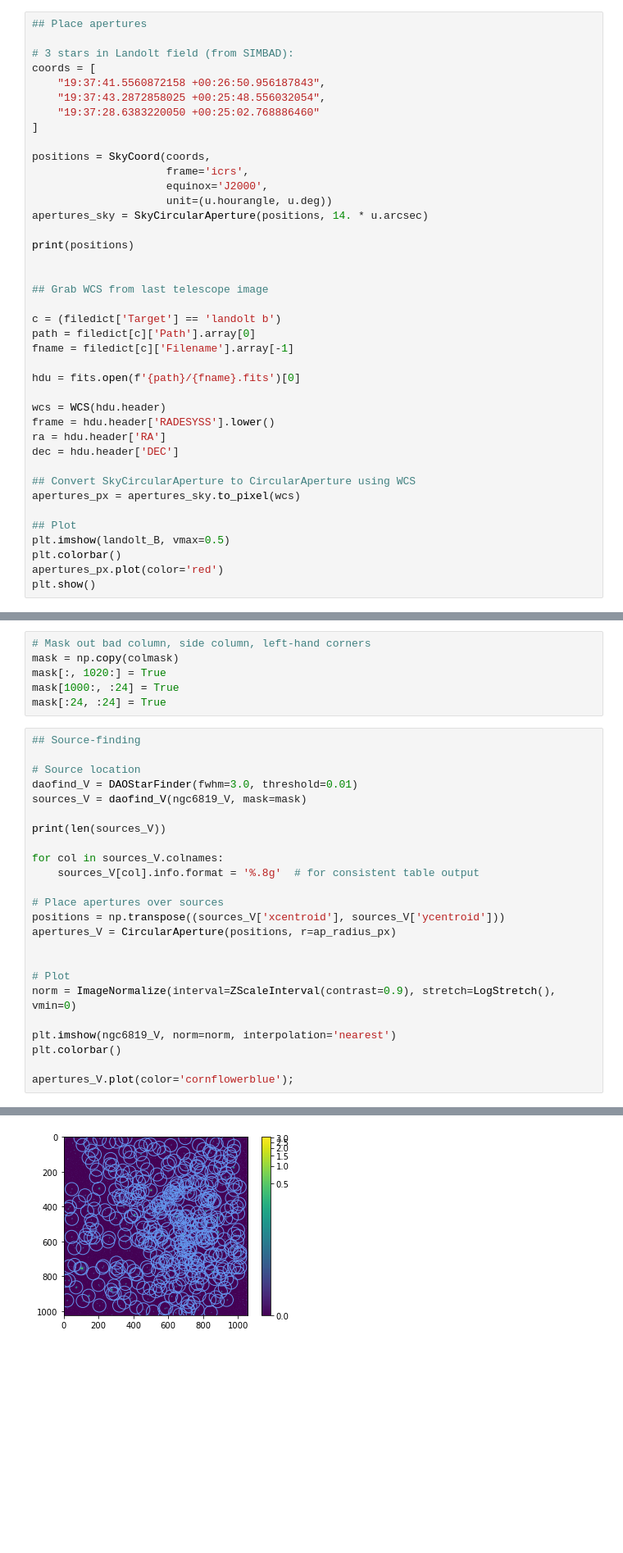
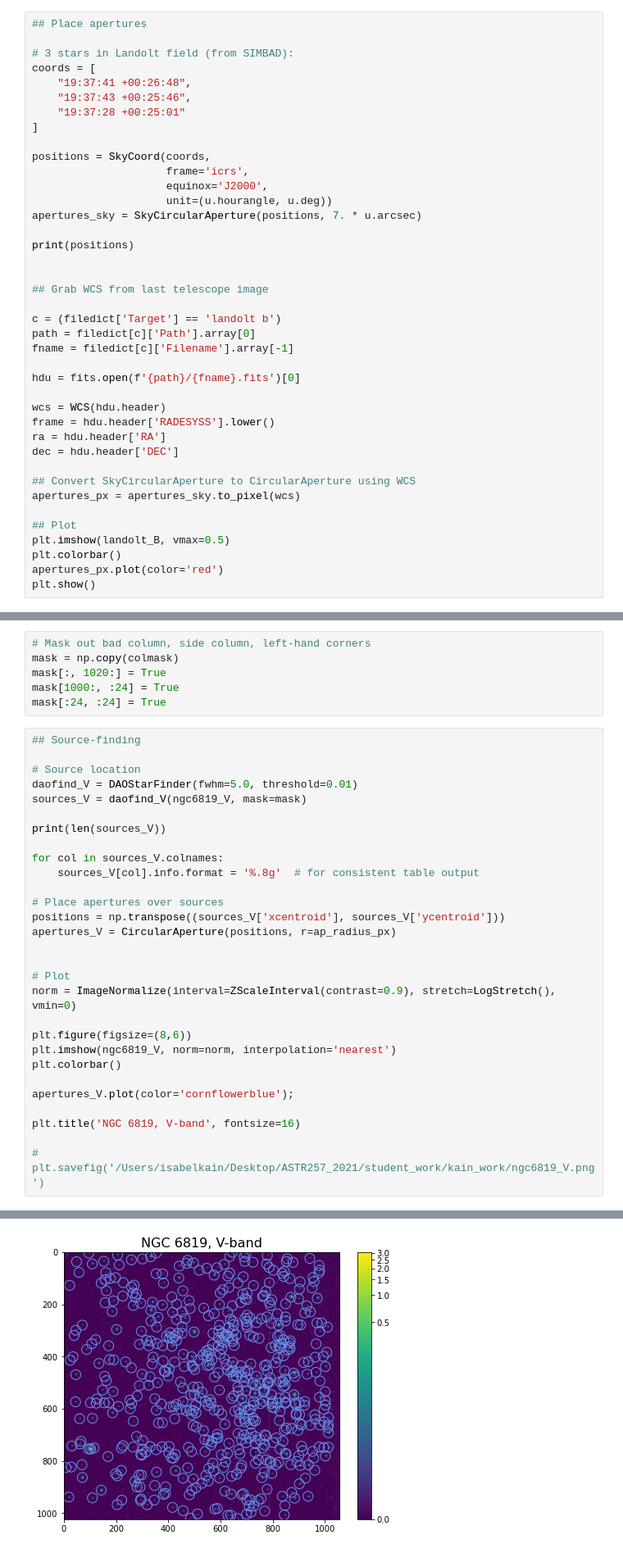
Before and after one commit to askemer/ASTR257_2021, a Jupyter notebook: student_work/kain_work/HR.ipynb, the cells around one changed output, grey strips where cells are left out. Shown at 82% size. Saved outputs shown, nothing was run; the diff lists cells and outputs as text; blank space fills up the shorter version.

```diff
--- a/student_work/kain_work/HR.ipynb
+++ b/student_work/kain_work/HR.ipynb
@@ -465,16 +513,16 @@ Text(0.5, 1.0, 'Calibrated Landolt field\nB-band')
 
 # 3 stars in Landolt field (from SIMBAD):
 coords = [
-    "19:37:41.5560872158 +00:26:50.956187843",
-    "19:37:43.2872858025 +00:25:48.556032054",
-    "19:37:28.6383220050 +00:25:02.768886460"
+    "19:37:41 +00:26:48",
+    "19:37:43 +00:25:46",
+    "19:37:28 +00:25:01"
 ]
 
 positions = SkyCoord(coords,
                      frame='icrs',
                      equinox='J2000',
                      unit=(u.hourangle, u.deg))
-apertures_sky = SkyCircularAperture(positions, 14. * u.arcsec)
+apertures_sky = SkyCircularAperture(positions, 7. * u.arcsec)
 
 print(positions)
 
@@ -644,7 +698,7 @@ mask[:24, :24] = True
 ## Source-finding
 
 # Source location
-daofind_V = DAOStarFinder(fwhm=3.0, threshold=0.01)
+daofind_V = DAOStarFinder(fwhm=5.0, threshold=0.01)
 sources_V = daofind_V(ngc6819_V, mask=mask)
 
 print(len(sources_V))
@@ -660,8 +714,13 @@ apertures_V = CircularAperture(positions, r=ap_radius_px)
 # Plot
 norm = ImageNormalize(interval=ZScaleInterval(contrast=0.9), stretch=LogStretch(), vmin=0)
 
+plt.figure(figsize=(8,6))
 plt.imshow(ngc6819_V, norm=norm, interpolation='nearest')
 plt.colorbar()
 
 apertures_V.plot(color='cornflowerblue');
+
+plt.title('NGC 6819, V-band', fontsize=16)
+
+# plt.savefig('/Users/isabelkain/Desktop/ASTR257_2021/student_work/kain_work/ngc6819_V.png')
 # %% [output]
@@ -669 +729 @@ apertures_V.plot(color='cornflowerblue');
-[figure, old version]
+[figure, new version]
```
Also changed, not shown: parts of 34 cells of this notebook, 3 other files.
